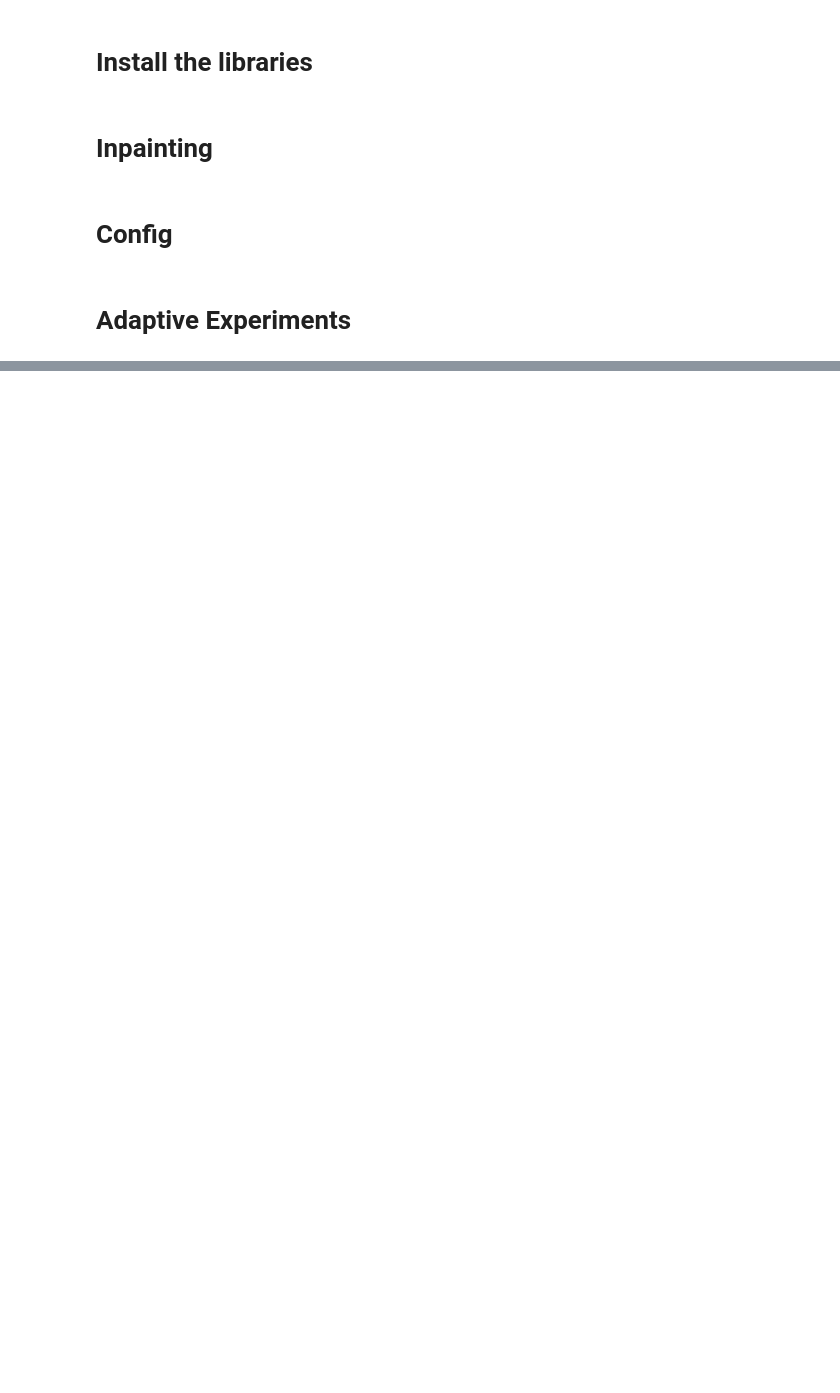
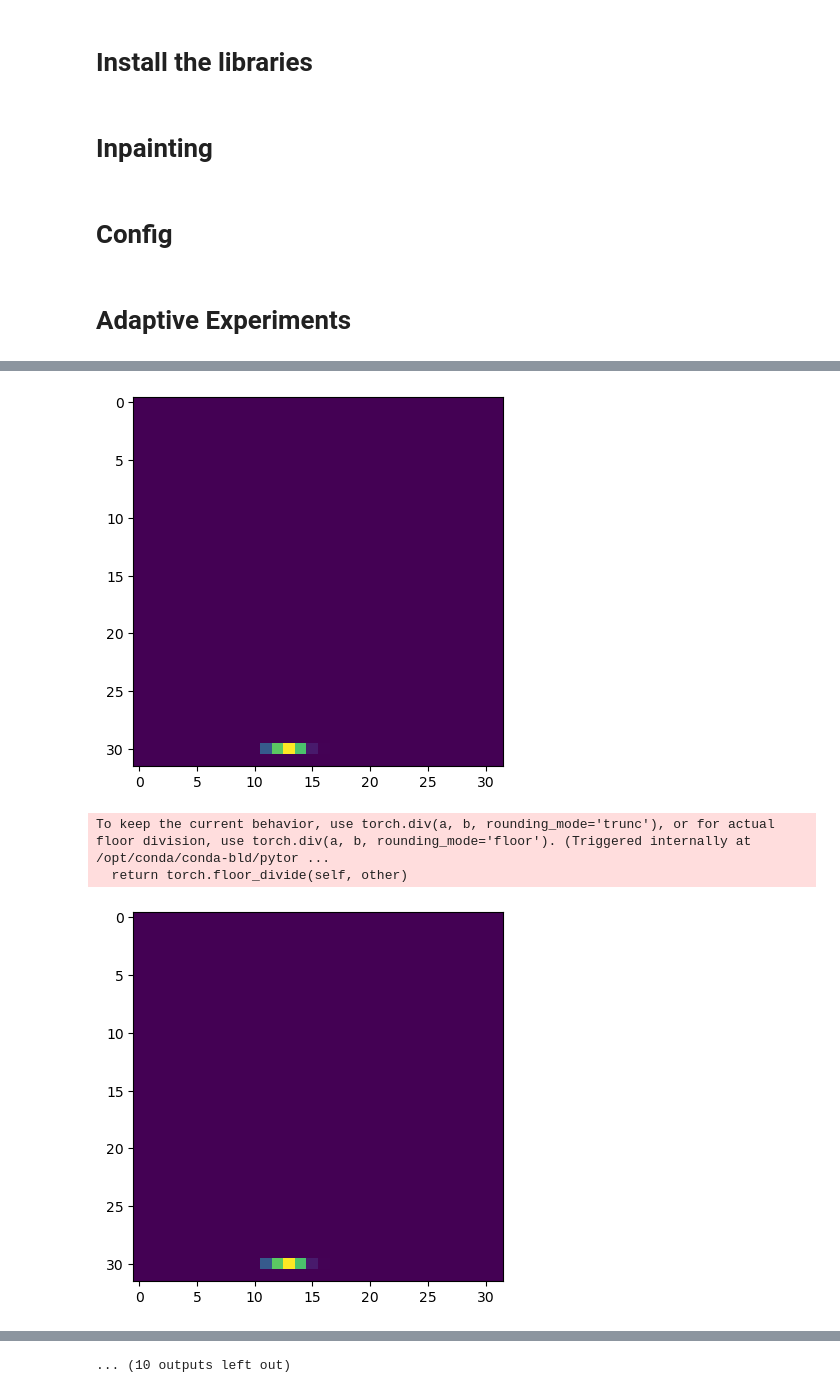
Before and after one commit to Neoanarika/inverse-probelms-urops, a Jupyter notebook: notebooks/adaptive sampling.ipynb, the cells around one changed output, grey strips where cells are left out. Cells and saved outputs as stored; diff of their text form; code cells hidden in the pictures; blank space fills up the shorter version.

Commit message:
non adaptive baseline

```diff
--- a/notebooks/adaptive sampling.ipynb
+++ b/notebooks/adaptive sampling.ipynb
@@ -62,17 +60,20 @@ adapt = make_adaptive_experiment(config)
+# %%
+config["operator_params"]["size"] = 28
 # %%
 def adaptive_iteration(x):
+    adapt = make_adaptive_experiment(config)
     x_tilde = adapt.ebm.operator(x)
     plt.imshow(rearrange(x_tilde.cpu(), "b c h w -> (b c h) w"))
     plt.show()
     avg_error = []
-    for i in range(10):
+    for i in range(20):
         imgs = torch.zeros(100, 32, 32)
         x_tilde = adapt.ebm.operator(x)
         error = []
         for num in trange(0, 100):
             x_hat = rearrange(adapt.ebm(x_tilde), "b c h w -> (b c) h w")
             imgs[num, : , :] = x_hat
-            error.append(reconstruction_error(x, x_hat))
+            error.append(reconstruction_error(x, x_hat).detach().cpu())
         avg_error.append(sum(error)/len(error))
         A = adapt.adaptive_sample(imgs)
         adapt.update_operator(A)
@@ -124,0 +84,7 @@ To keep the current behavior, use torch.div(a, b, rounding_mode='trunc'), or for
+# %%
+avg_error = adaptive_iteration(x)
+# %% [output]
+[figure, added]
+To keep the current behavior, use torch.div(a, b, rounding_mode='trunc'), or for actual floor division, use torch.div(a, b, rounding_mode='floor'). (Triggered internally at  /opt/conda/conda-bld/pytor ...
+  return torch.floor_divide(self, other)
+[figure, added]
@@ -124,0 +100 @@ To keep the current behavior, use torch.div(a, b, rounding_mode='trunc'), or for
+... (10 outputs left out)
```
Also changed, not shown: parts of 7 cells of this notebook, 1 other file.
